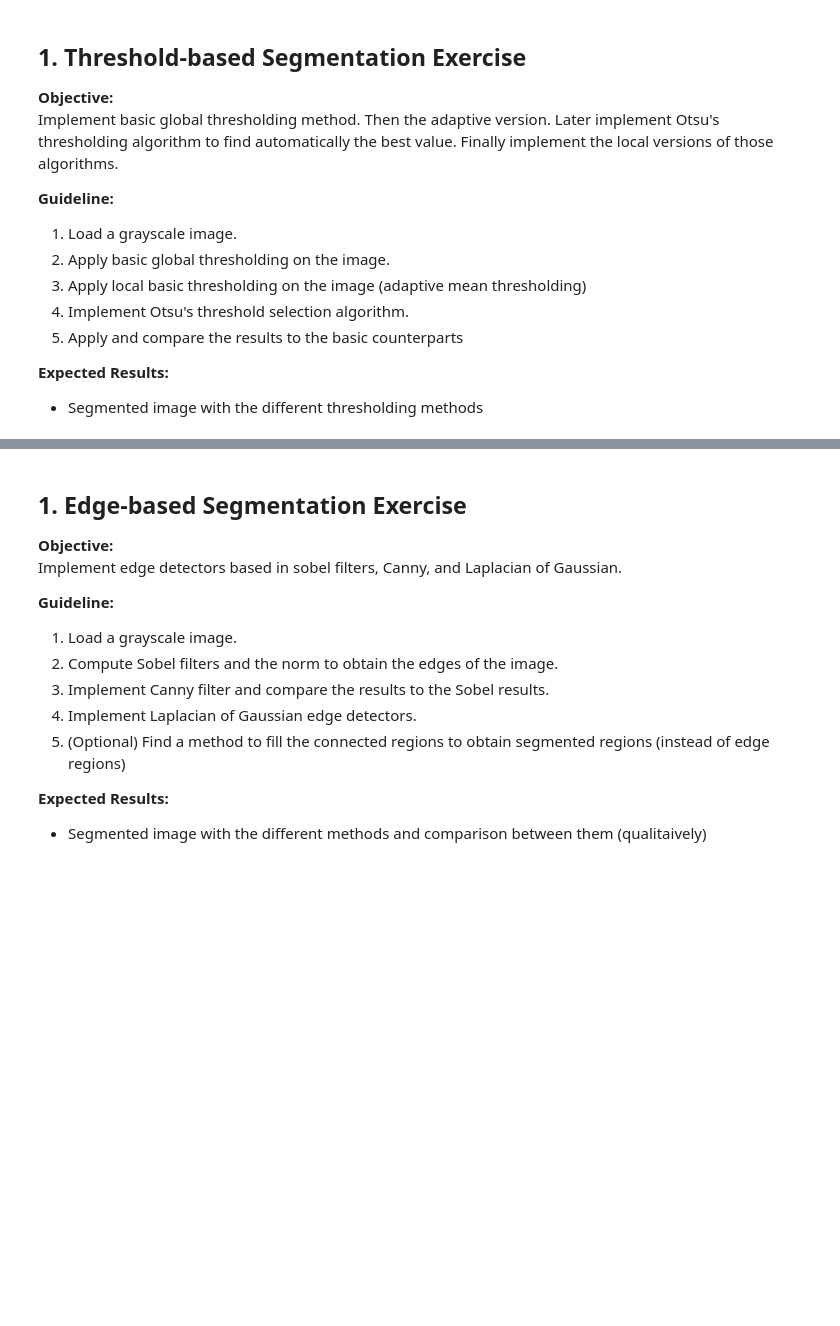
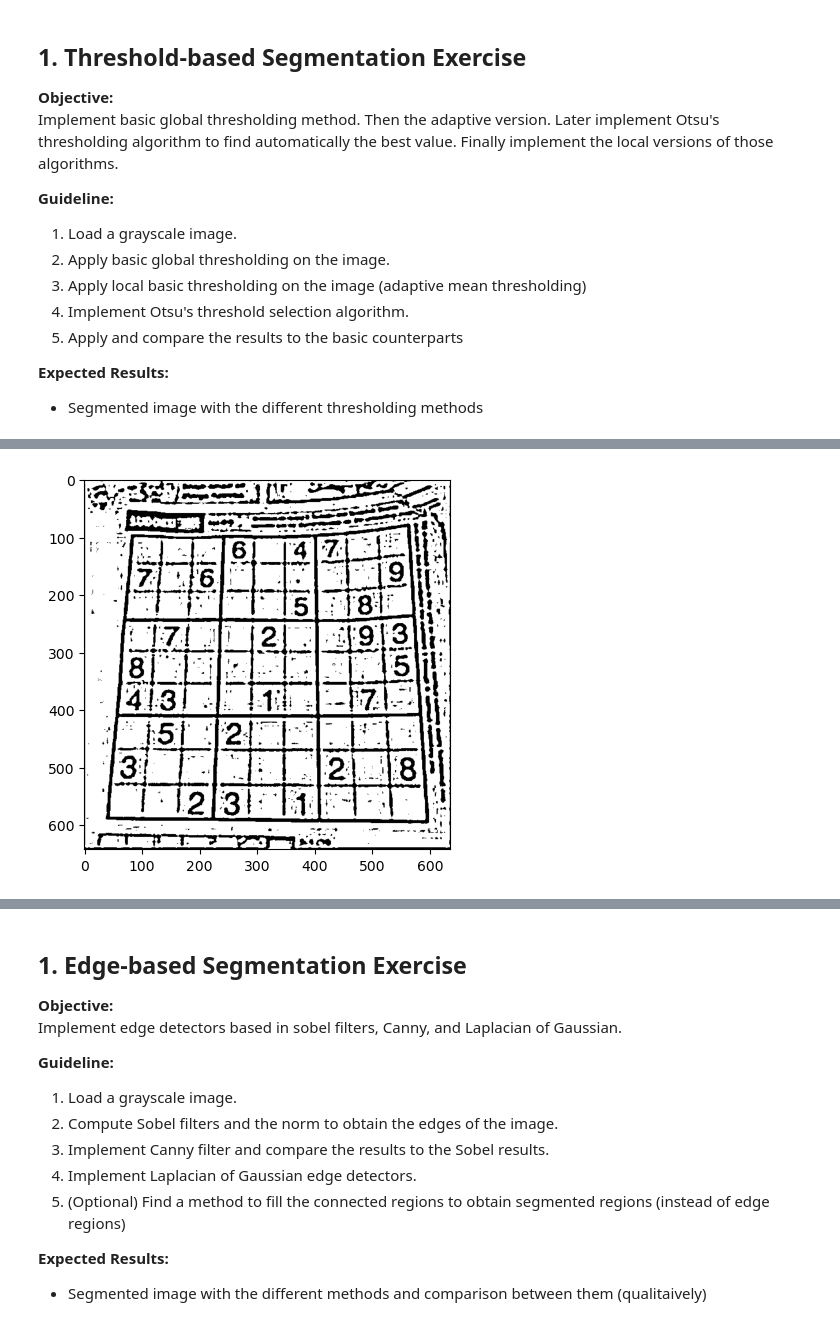
Before and after one commit to Pikurrot/cv-problems-uab, a Jupyter notebook: Lab 3/Practicum_Fondations_CV_Lab3.ipynb, the cells around one changed output, grey strips where cells are left out. Drawn from its saved outputs; the diff is of its cells as text; code cells hidden in the pictures; blank space fills up the shorter version.

```diff
--- a/Lab 3/Practicum_Fondations_CV_Lab3.ipynb
+++ b/Lab 3/Practicum_Fondations_CV_Lab3.ipynb
@@ -204,0 +315,8 @@ def local_thresholding(image, method, kernel_size):
+# %%
+# https://docs.opencv.org/3.4/d7/d4d/tutorial_py_thresholding.html Link for the proof of adaptive thresholding
+sec_img = cv2.imread('images/extras/sudoku/167556.png', cv2.IMREAD_GRAYSCALE)
+seg_img = adaptive_mean_thresholding(sec_img, 11, 2)
+plt.imshow(seg_img, cmap='gray')
+plt.show()
+# %% [output]
+[figure, added]
```
Also changed, not shown: parts of 5 cells of this notebook, 44 other files.
